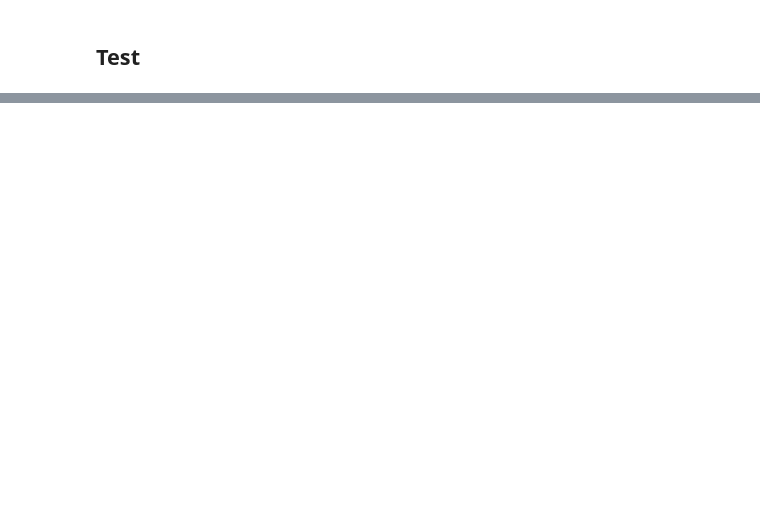
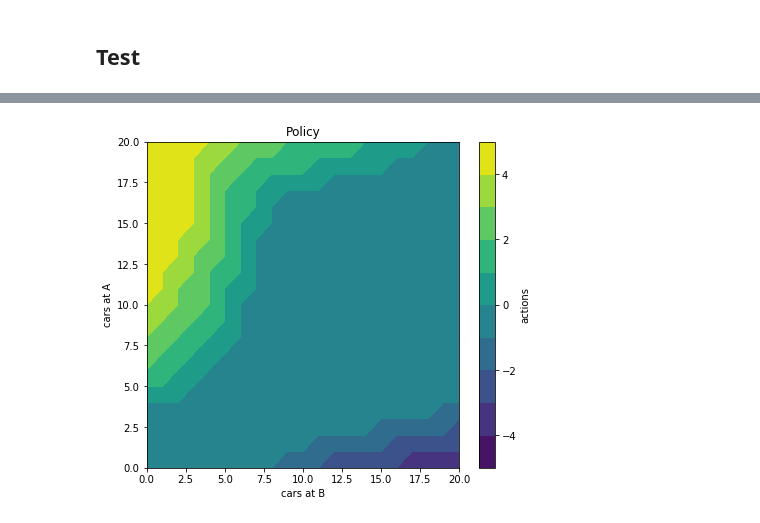
Before and after one commit to marisanest/knowledge-representation, a Jupyter notebook: assignment02/notebooks/main.ipynb, the cells around one changed output, grey strips where cells are left out. Drawn from its saved outputs; the diff is of its cells as text; code cells hidden in the pictures; blank space fills up the shorter version.

```diff
--- a/assignment02/notebooks/main.ipynb
+++ b/assignment02/notebooks/main.ipynb
@@ -36,0 +111,4 @@ p.plot_policy(policy)
+# %%
+mdp.plot_policy()
+# %% [output]
+[figure, added]
```
Also changed, not shown: parts of 24 cells of this notebook.
